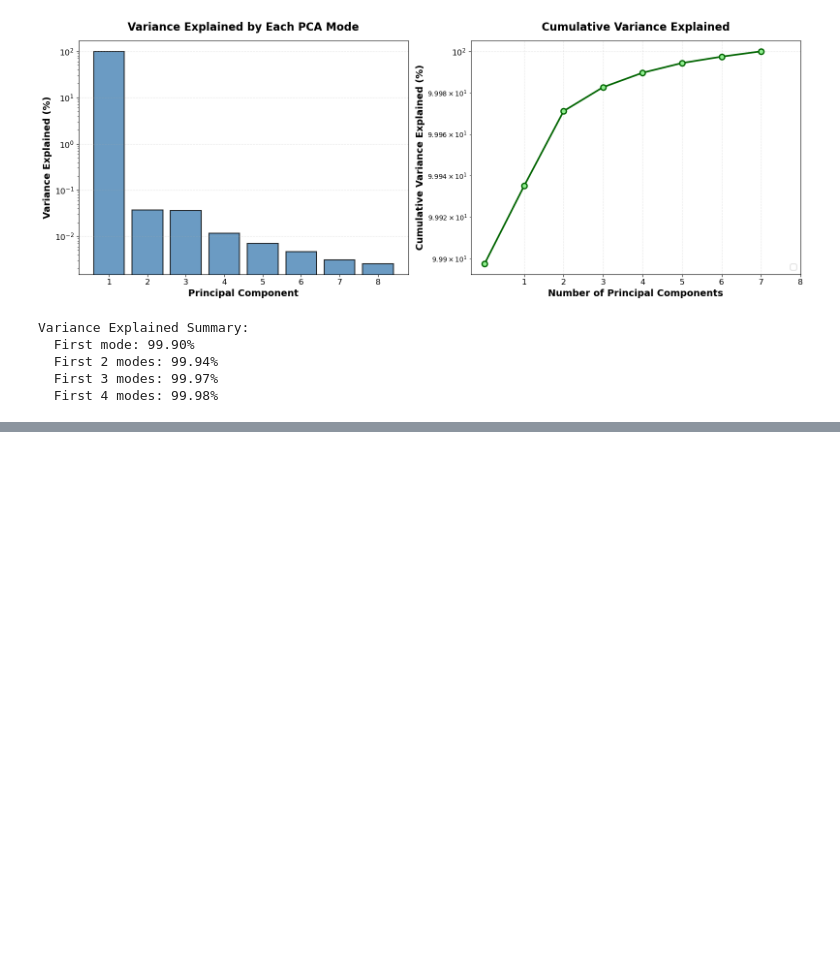
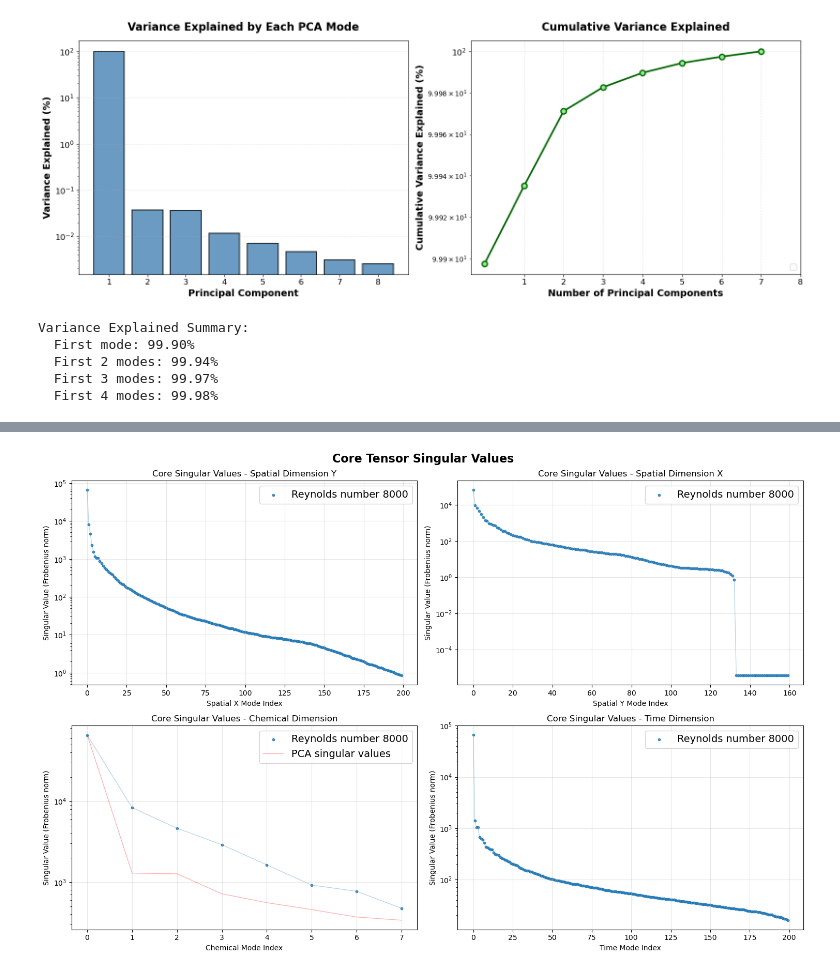
Before and after one commit to Isi2000/SIMPOSIUM_41, a Jupyter notebook: pca_vs_hopca.ipynb, the cells around one changed output, grey strips where cells are left out. Cells and saved outputs as stored; diff of their text form; code cells hidden in the pictures; blank space fills up the shorter version.

```diff
--- a/pca_vs_hopca.ipynb
+++ b/pca_vs_hopca.ipynb
@@ -478,0 +522,70 @@ Variance Explained Summary:
+# %%
+fig, axes = plt.subplots(2, 2, figsize=(15, 10))
+colors = plt.cm.tab10(np.linspace(0, 1, len(decomposition_results)))
+
+for idx, (key, f) in enumerate(decomposition_results.items()):
+        core = f['core']
+        dataset_name = f"Reynolds number {key.split("-")[-1][:4]}"
+        color = colors[idx]
+
+        sv_0 = [np.linalg.norm(core[i, :, :, :]) for i in range(core.shape[0])]
+        ax = axes[0, 0]
+        ax.scatter(range(len(sv_0)), sv_0, color=color, s=10, alpha=0.8, label=dataset_name)
+        ax.plot(range(len(sv_0)), sv_0, color=color, alpha=0.3, linewidth=1)
+
+        sv_1 = [np.linalg.norm(core[:, i, :, :]) for i in range(core.shape[1])]
+        ax = axes[0, 1]
+        ax.scatter(range(len(sv_1)), sv_1, color=color, s=10, alpha=0.8, label=dataset_name)
+        ax.plot(range(len(sv_1)), sv_1, color=color, alpha=0.3, linewidth=1)
+
+        sv_chem = [np.linalg.norm(core[:, :, i, :]) for i in range(core.shape[2])]
+        ax = axes[1, 0]
+        ax.scatter(range(len(sv_chem)), sv_chem, color=color, s=10, alpha=0.8, label=dataset_name)
+        ax.plot(range(len(sv_chem)), sv_chem, color=color, alpha=0.3, linewidth=1)
+        ax.plot(range(len(sv_chem)), sigma, color='red', alpha=0.3, linewidth=1, label="PCA singular values")
+
+        sv_time = [np.linalg.norm(core[:, :, :, i]) for i in range(core.shape[3])]
+        ax = axes[1, 1]
+        ax.scatter(range(len(sv_time)), sv_time, color=color, s=10, alpha=0.8, label=dataset_name)
+        ax.plot(range(len(sv_time)), sv_time, color=color, alpha=0.3, linewidth=1)
+
+ax = axes[0, 0]
+ax.set_xlabel('Spatial X Mode Index')
+ax.set_ylabel('Singular Value (Frobenius norm)')
+ax.set_title('Core Singular Values - Spatial Dimension Y') #attenzione
+ax.grid(True, alpha=0.3)
+ax.set_yscale('log')
+ax.legend(fontsize=14, loc='best')
+
+ax = axes[0, 1]
+ax.set_xlabel('Spatial Y Mode Index')
+ax.set_ylabel('Singular Value (Frobenius norm)')
+ax.set_title('Core Singular Values - Spatial Dimension X') #attenzione
+ax.grid(True, alpha=0.3)
+ax.set_yscale('log')
+ax.legend(fontsize=14, loc='best')
+
+ax = axes[1, 0]
+ax.set_xlabel('Chemical Mode Index')
+ax.set_ylabel('Singular Value (Frobenius norm)')
+ax.set_title('Core Singular Values - Chemical Dimension')
+ax.grid(True, alpha=0.3)
+ax.set_yscale('log')
+ax.legend(fontsize=14, loc='best')
+
+ax = axes[1, 1]
+ax.set_xlabel('Time Mode Index')
+ax.set_ylabel('Singular Value (Frobenius norm)')
+ax.set_title('Core Singular Values - Time Dimension')
+ax.grid(True, alpha=0.3)
+ax.set_yscale('log')
+ax.legend(fontsize=14, loc='best')
+
+fig.suptitle('Core Tensor Singular Values',
+             fontsize=16, fontweight='bold')
+plt.tight_layout()
+plt.savefig('README_PLOTS/hosvd_core_vals.png', dpi=300, bbox_inches='tight')
+
+plt.show()
+# %% [output]
+[figure, added]
```
Also changed, not shown: parts of 4 cells of this notebook, 2 other files.
